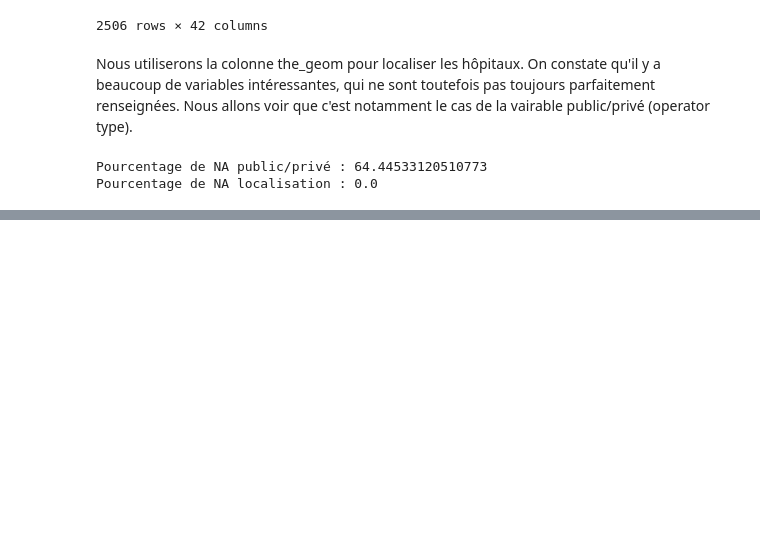
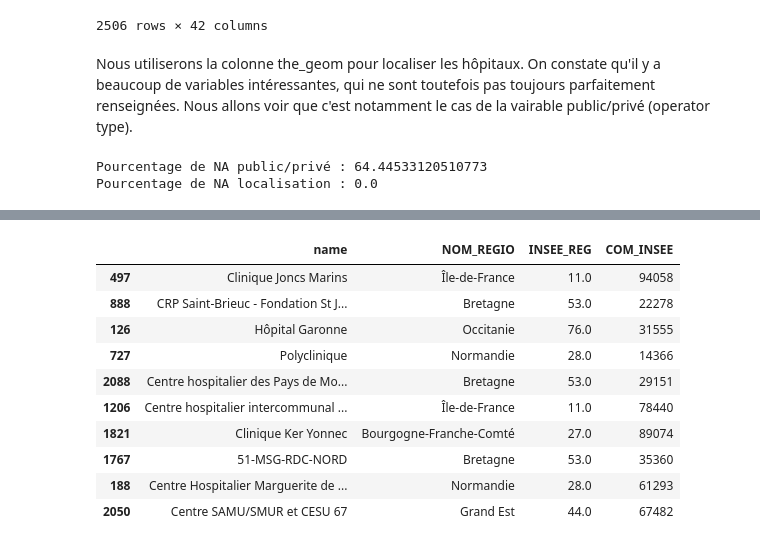
Before and after one commit to amauplot/github_killer, a Jupyter notebook: geo_to_city.ipynb, the cells around one changed output, grey strips where cells are left out. Saved outputs shown, nothing was run; the diff lists cells and outputs as text; code cells hidden in the pictures; blank space fills up the shorter version.

```diff
--- a/geo_to_city.ipynb
+++ b/geo_to_city.ipynb
@@ -106,0 +122,14 @@ Pourcentage de NA localisation : 0.0
+# %%
+# Conversion des coordonnées WKT en géométries
+df['geometry'] = df['the_geom'].apply(loads)
+
+# Création du GeoDataFrame
+gdf_points = gpd.GeoDataFrame(df, geometry='geometry', crs="EPSG:3857")
+
+# Conversion en EPSG:4326
+gdf_points = gdf_points.to_crs("EPSG:4326")
+
+# Vérification
+print(gdf_points.crs) #affiche les coordonnées de référence utilisées
+display(gdf_points[['name','the_geom', 'geometry']].head(3))
+print(gdf_points.geometry.name) #on vérifie que c'est bien la colonne geometry qui sera utilisée
@@ -106,0 +199,22 @@ Pourcentage de NA localisation : 0.0
+# %%
+# A - Récupération du nom de la région
+resultat['NOM_REGIO'] = resultat['LIBELLE_REGION']
+
+# B - Renommage du code INSEE communal
+resultat = resultat.rename(
+    columns={'INSEE_COM': 'COM_INSEE'}
+)
+
+display(resultat[['name','NOM_REGIO', 'INSEE_REG', 'COM_INSEE']].sample(10))
+# %% [output]
+|  | name | NOM_REGIO | INSEE_REG | COM_INSEE |
+| 497 | Clinique Joncs Marins | Île-de-France | 11.0 | 94058 |
+| 888 | CRP Saint-Brieuc - Fondation St J... | Bretagne | 53.0 | 22278 |
+| 126 | Hôpital Garonne | Occitanie | 76.0 | 31555 |
+| 727 | Polyclinique | Normandie | 28.0 | 14366 |
+| 2088 | Centre hospitalier des Pays de Mo... | Bretagne | 53.0 | 29151 |
+| 1206 | Centre hospitalier intercommunal ... | Île-de-France | 11.0 | 78440 |
+| 1821 | Clinique Ker Yonnec | Bourgogne-Franche-Comté | 27.0 | 89074 |
+| 1767 | 51-MSG-RDC-NORD | Bretagne | 53.0 | 35360 |
+| 188 | Centre Hospitalier Marguerite de ... | Normandie | 28.0 | 61293 |
+| 2050 | Centre SAMU/SMUR et CESU 67 | Grand Est | 44.0 | 67482 |
```
Also changed, not shown: parts of 18 cells of this notebook, 1 other file.
